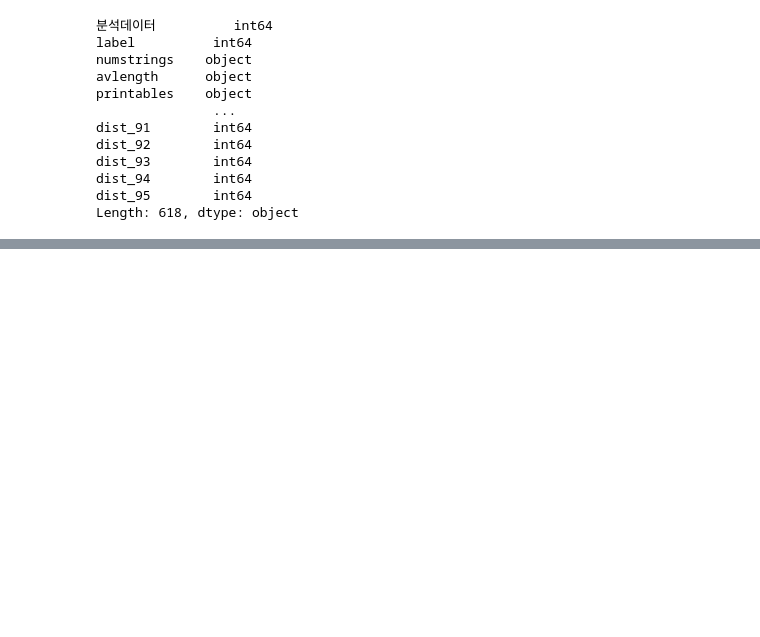
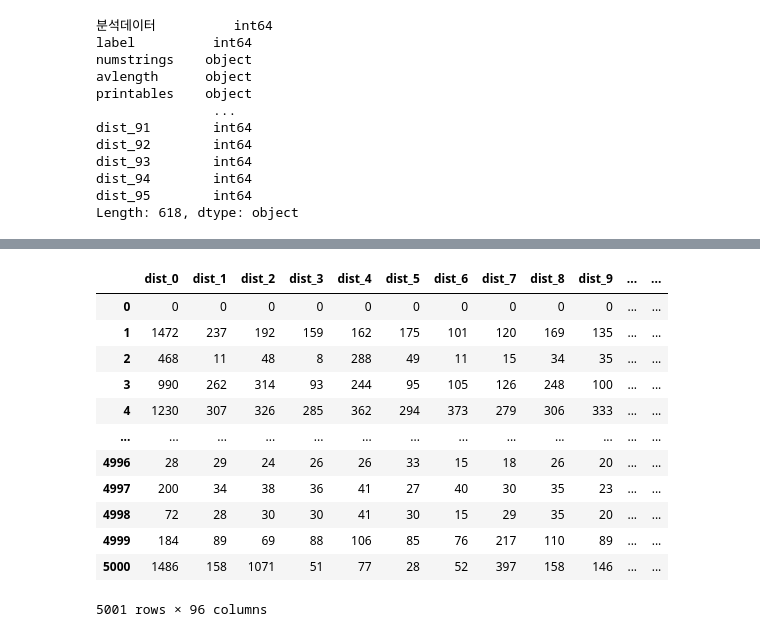
Before and after one commit to Hoseo-IELab/Hoseo_AI_Competition, a Jupyter notebook: Acc100_Preprocessing.ipynb, the cells around one changed output, grey strips where cells are left out. Drawn from its saved outputs; the diff is of its cells as text; code cells hidden in the pictures; blank space fills up the shorter version.

```diff
--- a/Acc100_Preprocessing.ipynb
+++ b/Acc100_Preprocessing.ipynb
@@ -670,0 +1121,7 @@ train_df.to_csv('preprocessed_train.csv', index=False, encoding='euc-kr')
+# %%
+empty_list = []
+
+for x in range(96):
+    empty_list.append("dist_%d" % (x))
+
+print(empty_list)
@@ -670,0 +1130,3 @@ train_df.to_csv('preprocessed_train.csv', index=False, encoding='euc-kr')
+# %%
+for x in range(96):
+    dist_df.insert(0, empty_list[x], [0])
@@ -670,0 +1139,2 @@ train_df.to_csv('preprocessed_train.csv', index=False, encoding='euc-kr')
+# %%
+dist_df = dist_df[empty_list]
@@ -670,0 +1167,19 @@ train_df.to_csv('preprocessed_train.csv', index=False, encoding='euc-kr')
+# %%
+for x in range(len(modify_dist)):
+    dist_df = dist_df.append(pd.Series(modify_dist[x], index=dist_df.columns), ignore_index=True)
+# %%
+dist_df
+# %% [output]
+|  | dist_0 | dist_1 | dist_2 | dist_3 | dist_4 | dist_5 | dist_6 | dist_7 | dist_8 | dist_9 | ... | ... |
+| 0 | 0 | 0 | 0 | 0 | 0 | 0 | 0 | 0 | 0 | 0 | ... | ... |
+| 1 | 1472 | 237 | 192 | 159 | 162 | 175 | 101 | 120 | 169 | 135 | ... | ... |
+| 2 | 468 | 11 | 48 | 8 | 288 | 49 | 11 | 15 | 34 | 35 | ... | ... |
+| 3 | 990 | 262 | 314 | 93 | 244 | 95 | 105 | 126 | 248 | 100 | ... | ... |
+| 4 | 1230 | 307 | 326 | 285 | 362 | 294 | 373 | 279 | 306 | 333 | ... | ... |
+| ... | ... | ... | ... | ... | ... | ... | ... | ... | ... | ... | ... | ... |
+| 4996 | 28 | 29 | 24 | 26 | 26 | 33 | 15 | 18 | 26 | 20 | ... | ... |
+| 4997 | 200 | 34 | 38 | 36 | 41 | 27 | 40 | 30 | 35 | 23 | ... | ... |
+| 4998 | 72 | 28 | 30 | 30 | 41 | 30 | 15 | 29 | 35 | 20 | ... | ... |
+| 4999 | 184 | 89 | 69 | 88 | 106 | 85 | 76 | 217 | 110 | 89 | ... | ... |
+| 5000 | 1486 | 158 | 1071 | 51 | 77 | 28 | 52 | 397 | 158 | 146 | ... | ... |
+5001 rows × 96 columns
```
Also changed, not shown: parts of 78 cells of this notebook, 4 other files.
